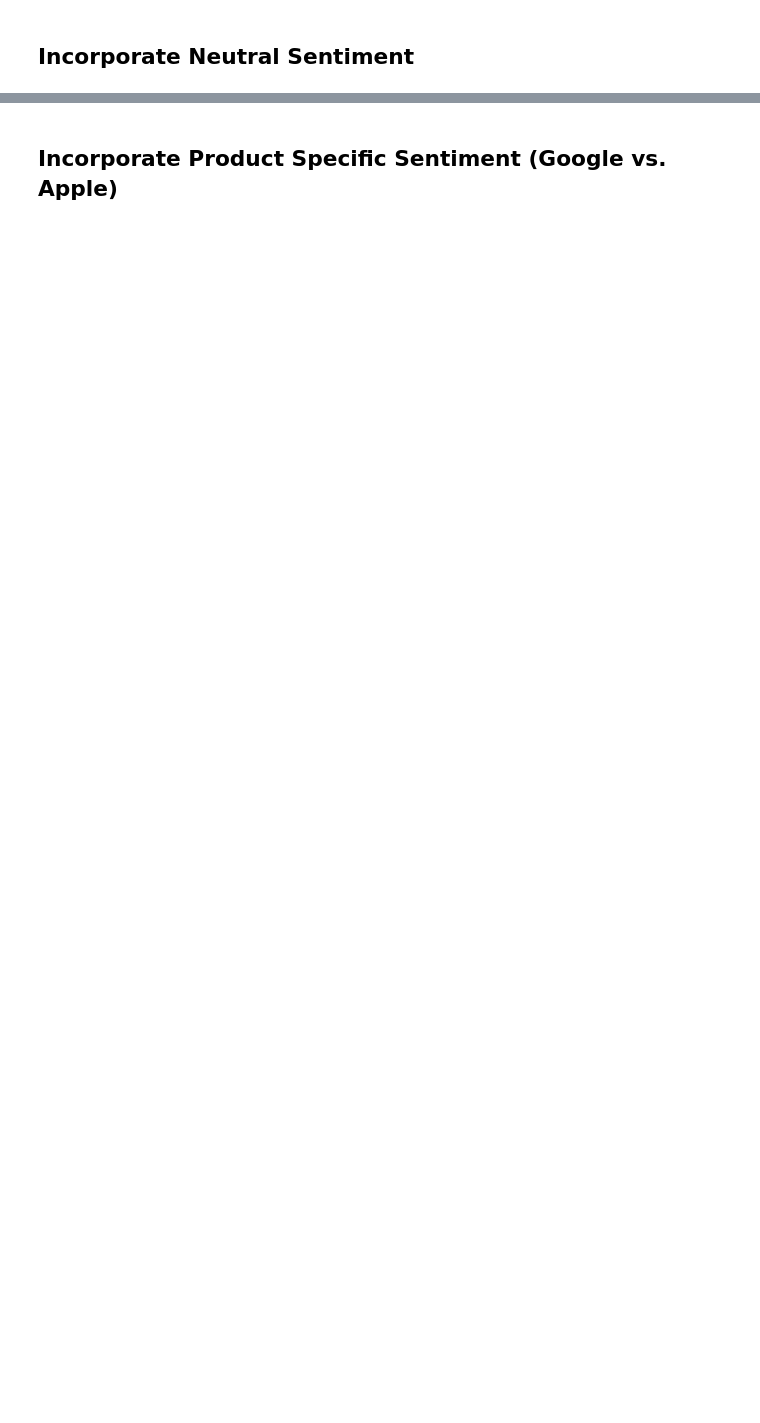
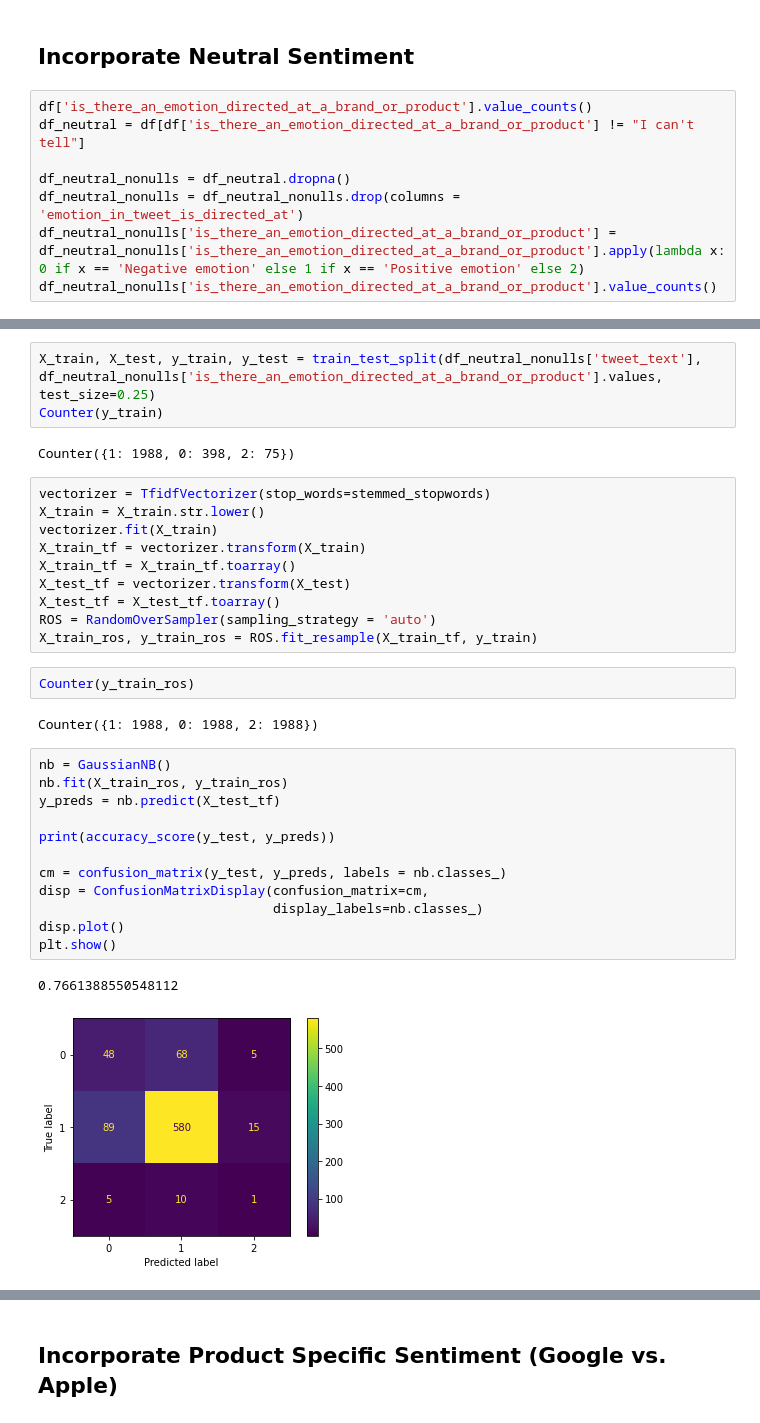
Before and after one commit to mitchellren123/Twitter-NLP-Sentiment, a Jupyter notebook: Twitter-NLP.ipynb, the cells around one changed output, grey strips where cells are left out. Cells and saved outputs as stored; diff of their text form; blank space fills up the shorter version.

```diff
--- a/Twitter-NLP.ipynb
+++ b/Twitter-NLP.ipynb
@@ -558,2 +570,10 @@ As we can see, incorporating Bigrams improved model performance significantly on
 # %% [markdown]
 ## Incorporate Neutral Sentiment
+# %%
+df['is_there_an_emotion_directed_at_a_brand_or_product'].value_counts()
+df_neutral = df[df['is_there_an_emotion_directed_at_a_brand_or_product'] != "I can't tell"]
+
+df_neutral_nonulls = df_neutral.dropna()
+df_neutral_nonulls = df_neutral_nonulls.drop(columns = 'emotion_in_tweet_is_directed_at')
+df_neutral_nonulls['is_there_an_emotion_directed_at_a_brand_or_product'] = df_neutral_nonulls['is_there_an_emotion_directed_at_a_brand_or_product'].apply(lambda x: 0 if x == 'Negative emotion' else 1 if x == 'Positive emotion' else 2)
+df_neutral_nonulls['is_there_an_emotion_directed_at_a_brand_or_product'].value_counts()
@@ -559,0 +585,34 @@ As we can see, incorporating Bigrams improved model performance significantly on
+# %%
+X_train, X_test, y_train, y_test = train_test_split(df_neutral_nonulls['tweet_text'], df_neutral_nonulls['is_there_an_emotion_directed_at_a_brand_or_product'].values, test_size=0.25)
+Counter(y_train)
+# %% [output]
+Counter({1: 1988, 0: 398, 2: 75})
+# %%
+vectorizer = TfidfVectorizer(stop_words=stemmed_stopwords)
+X_train = X_train.str.lower()
+vectorizer.fit(X_train)
+X_train_tf = vectorizer.transform(X_train)
+X_train_tf = X_train_tf.toarray()
+X_test_tf = vectorizer.transform(X_test)
+X_test_tf = X_test_tf.toarray()
+ROS = RandomOverSampler(sampling_strategy = 'auto')
+X_train_ros, y_train_ros = ROS.fit_resample(X_train_tf, y_train)
+# %%
+Counter(y_train_ros)
+# %% [output]
+Counter({1: 1988, 0: 1988, 2: 1988})
+# %%
+nb = GaussianNB()
+nb.fit(X_train_ros, y_train_ros)
+y_preds = nb.predict(X_test_tf)
+
+print(accuracy_score(y_test, y_preds))
+
+cm = confusion_matrix(y_test, y_preds, labels = nb.classes_)
+disp = ConfusionMatrixDisplay(confusion_matrix=cm,
+                              display_labels=nb.classes_)
+disp.plot()
+plt.show()
+# %% [output]
+0.7661388550548112
+[figure, added]
```
Also changed, not shown: parts of 18 cells of this notebook.
